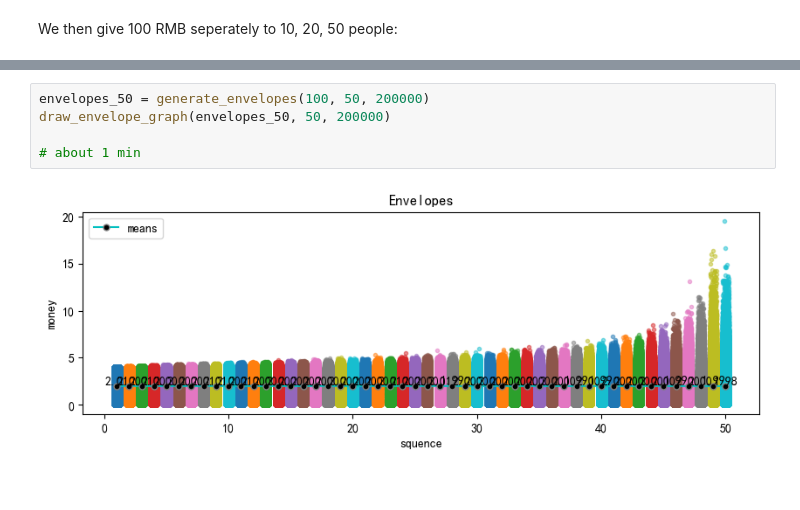
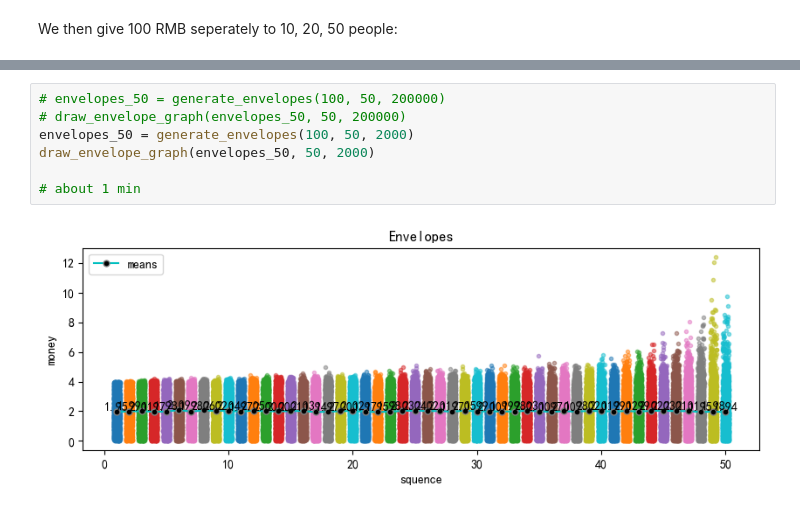
Before and after one commit to qinchao2022/SI140A-project, a Jupyter notebook: main.ipynb, the cells around one changed output, grey strips where cells are left out. Cells and saved outputs as stored; diff of their text form.

```diff
--- a/main.ipynb
+++ b/main.ipynb
@@ -246,10 +254,12 @@ draw_envelope_graph(envelopes_20, 20, 500000)
 # %%
-envelopes_50 = generate_envelopes(100, 50, 200000)
-draw_envelope_graph(envelopes_50, 50, 200000)
+# envelopes_50 = generate_envelopes(100, 50, 200000)
+# draw_envelope_graph(envelopes_50, 50, 200000)
+envelopes_50 = generate_envelopes(100, 50, 2000)
+draw_envelope_graph(envelopes_50, 50, 2000)
 
 # about 1 min
 # %% [output]
-[figure, old version]
+[figure, new version]
 # %%
 # plot variances
 draw_variance(envelopes_10, 10)
```
Also changed, not shown: parts of 14 cells of this notebook, 1 other file.
